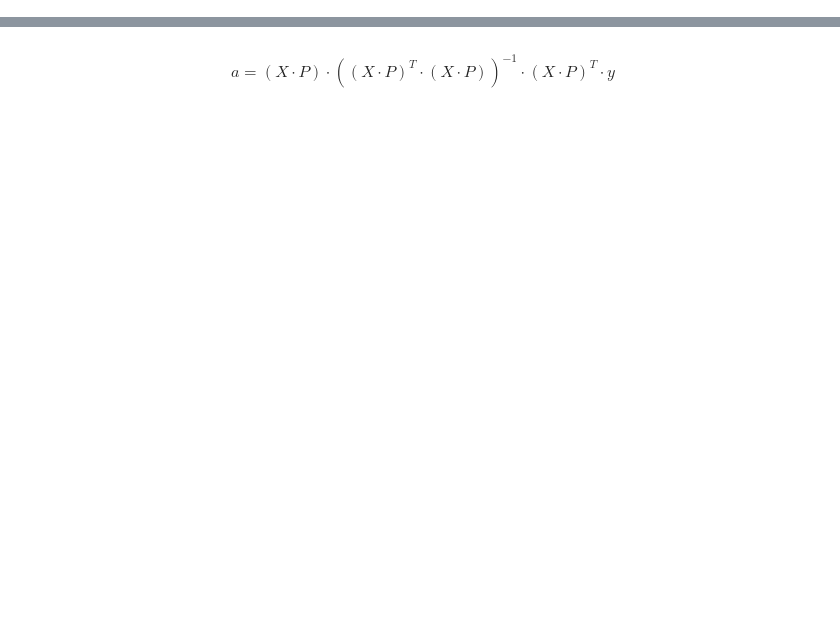
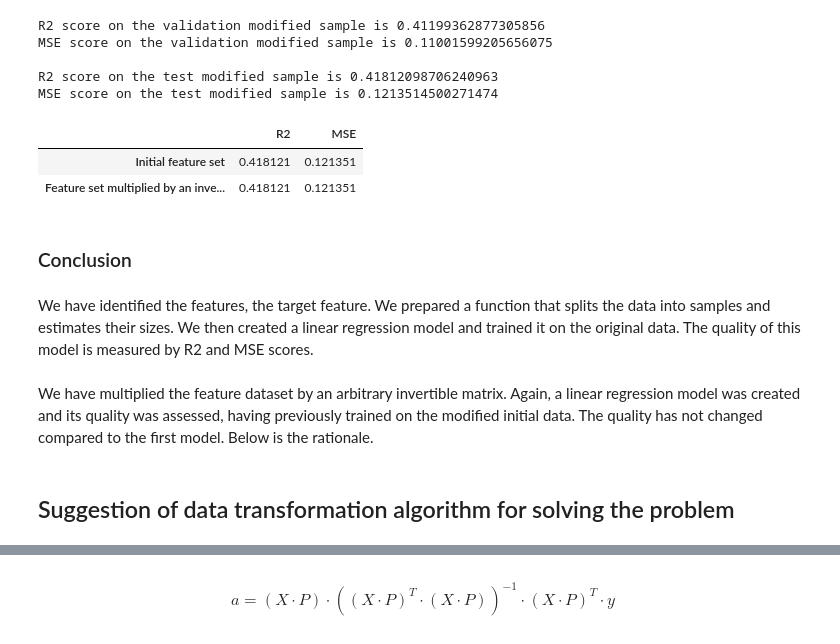
Before and after one commit to radio-raheem/my-projects, a Jupyter notebook: protection_of_personal_information/protection_of_personal_information_git.ipynb, the cells around one changed output, grey strips where cells are left out. Saved outputs shown, nothing was run; the diff lists cells and outputs as text; code cells hidden in the pictures; blank space fills up the shorter version.

```diff
--- a/protection_of_personal_information/protection_of_personal_information_git.ipynb
+++ b/protection_of_personal_information/protection_of_personal_information_git.ipynb
@@ -343,0 +249,63 @@ $$
+# %%
+# Train linear regression and measure its quality.
+model = LinearRegression()
+model.fit(new_features_train, new_target_train)
+predictions_valid_new = pd.Series(
+    data=model.predict(new_features_valid),
+    index=new_target_valid.index
+)
+# Now let's measure the quality of the model on the validation set,
+# using R2 and MSE scores.
+r2_valid_new = r2_score(new_target_valid, predictions_valid_new)
+mse_valid_new = mean_squared_error(new_target_valid, predictions_valid_new)
+print('R2 score on the validation modified sample is',
+      r2_valid_new)
+print('MSE score on the validation modified sample is',
+      mse_valid_new)
+
+# Test the quality on the test sample.
+predictions_test_new = pd.Series(
+    data=model.predict(new_features_test),
+    index=new_target_test.index
+)
+# Now let's measure the quality of the model on the test set,
+# using R2 and MSE scores.
+r2_test_new = r2_score(new_target_test, predictions_test_new)
+mse_test_new = mean_squared_error(new_target_test, predictions_test_new)
+print()
+print('R2 score on the test modified sample is',
+      r2_test_new)
+print('MSE score on the test modified sample is',
+      mse_test_new)
+# %% [output]
+R2 score on the validation modified sample is 0.41199362877305856
+MSE score on the validation modified sample is 0.11001599205656075
+
+R2 score on the test modified sample is 0.41812098706240963
+MSE score on the test modified sample is 0.1213514500271474
+# %%
+results = pd.DataFrame(
+    {
+        'R2': [r2_test, r2_test_new],
+        'MSE': [mse_test, mse_test_new]
+    },index=(
+        [
+            'Initial feature set',
+            'Feature set multiplied by an invertible matrix'
+        ]
+    )
+)
+display(results)
+# %% [output]
+|  | R2 | MSE |
+| Initial feature set | 0.418121 | 0.121351 |
+| Feature set multiplied by an inve... | 0.418121 | 0.121351 |
+# %% [markdown]
+### Conclusion
+# %% [markdown]
+We have identified the features, the target feature. We prepared a function that splits the data into samples and estimates their sizes. We then created a linear regression model and trained it on the original data. The quality of this model is measured by R2 and MSE scores.
+# %% [markdown]
+We have multiplied the feature dataset by an arbitrary invertible matrix. Again, a linear regression model was created and its quality was assessed, having previously trained on the modified initial data. The quality has not changed compared to the first model.
+Below is the rationale.
+# %% [markdown]
+## Suggestion of data transformation algorithm for solving the problem
```
Also changed, not shown: parts of 62 cells of this notebook.
